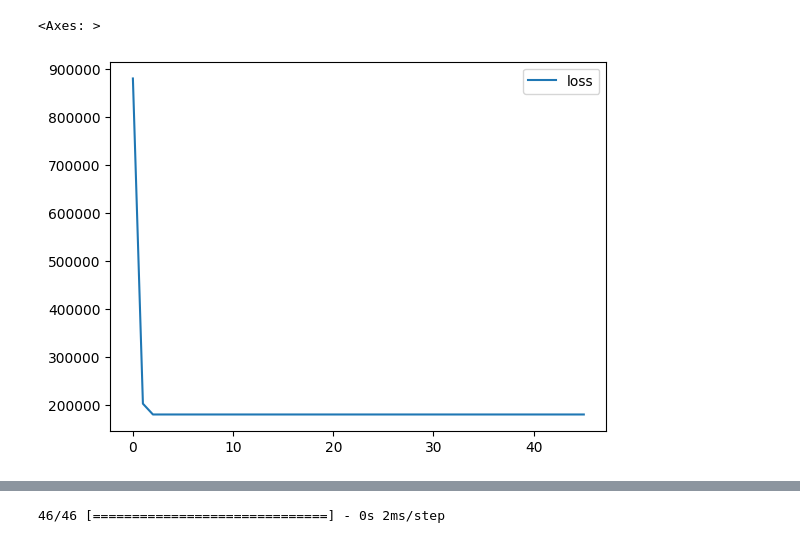
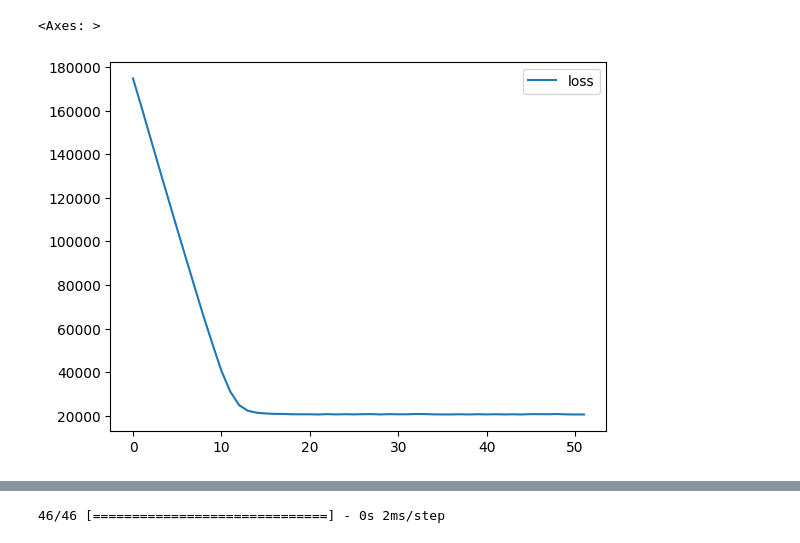
Before and after one commit to Sammers21/ml-playground, a Jupyter notebook: houses/pure_tf_ml_sol.ipynb, the cells around one changed output, grey strips where cells are left out. Cells and saved outputs as stored; diff of their text form; code cells hidden in the pictures.

```diff
--- a/houses/pure_tf_ml_sol.ipynb
+++ b/houses/pure_tf_ml_sol.ipynb
@@ -14,8 +14,7 @@ normalizer = tf.keras.layers.Normalization(axis=-1)
 normalizer.adapt(X)
 model = tf.keras.Sequential([
     normalizer,
-    tf.keras.layers.Dense(20, activation='linear'),
-    tf.keras.layers.Dense(1, activation='relu'),
+    tf.keras.layers.Dense(1, activation='linear'),
 ])
 callback = tf.keras.callbacks.EarlyStopping(monitor='loss', patience=30, restore_best_weights=True)
 model.compile(
@@ -46,5 +45,5 @@ Epoch 46/100
 <Axes: >
-[figure, old version]
+[figure, new version]
 # %%
 import matplotlib.pyplot as plt
 Y_predict = model.predict(X)
```
Also changed, not shown: parts of 2 cells of this notebook, 1 other file.
